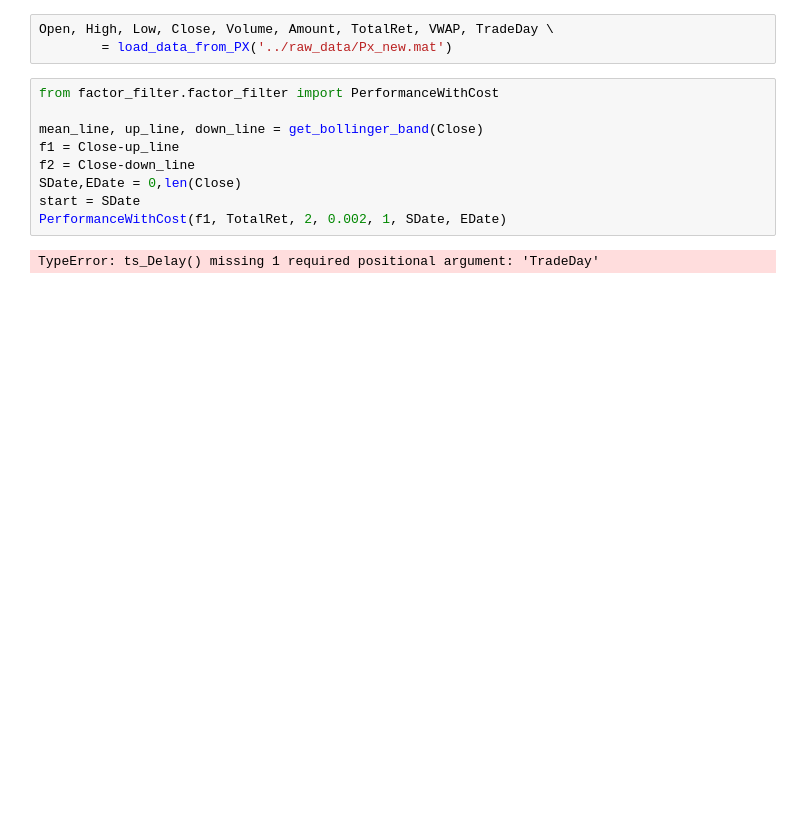
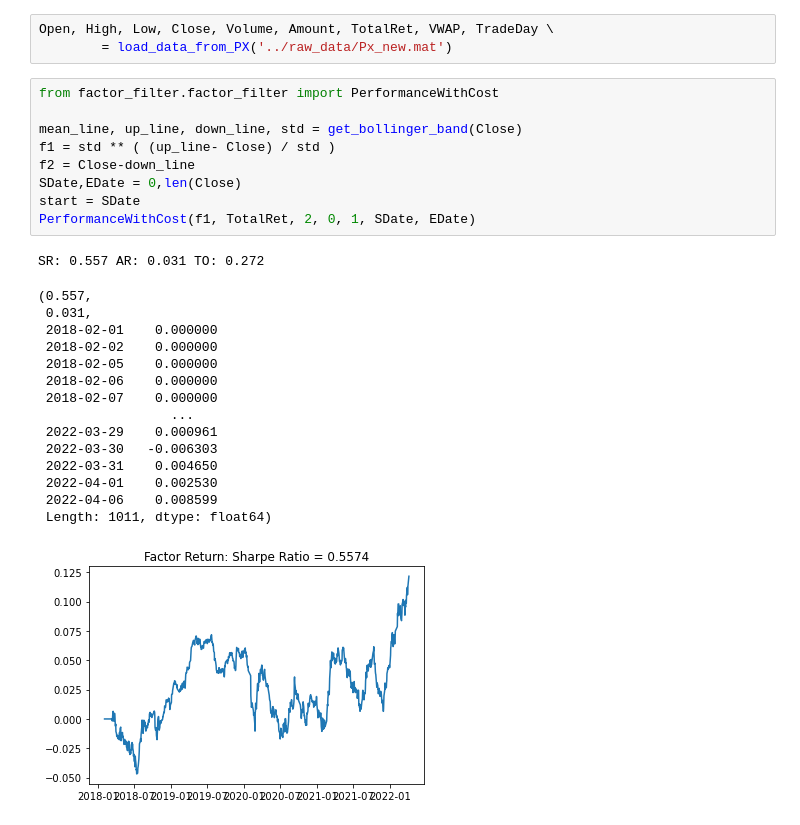
Before and after one commit to yan811/quant, a Jupyter notebook: factor_gen/factor105.ipynb, the cells around one changed output. Cells and saved outputs as stored; diff of their text form; blank space fills up the shorter version.

```diff
--- a/factor_gen/factor105.ipynb
+++ b/factor_gen/factor105.ipynb
@@ -137,11 +153,26 @@ Open, High, Low, Close, Volume, Amount, TotalRet, VWAP, TradeDay \
 # %%
 from factor_filter.factor_filter import PerformanceWithCost
 
-mean_line, up_line, down_line = get_bollinger_band(Close)
-f1 = Close-up_line
+mean_line, up_line, down_line, std = get_bollinger_band(Close)
+f1 = std ** ( (up_line- Close) / std )
 f2 = Close-down_line
 SDate,EDate = 0,len(Close)
 start = SDate
-PerformanceWithCost(f1, TotalRet, 2, 0.002, 1, SDate, EDate)
+PerformanceWithCost(f1, TotalRet, 2, 0, 1, SDate, EDate)
 # %% [output]
-TypeError: ts_Delay() missing 1 required positional argument: 'TradeDay'
+SR: 0.557 AR: 0.031 TO: 0.272
+(0.557,
+ 0.031,
+ 2018-02-01    0.000000
+ 2018-02-02    0.000000
+ 2018-02-05    0.000000
+ 2018-02-06    0.000000
+ 2018-02-07    0.000000
+                 ...
+ 2022-03-29    0.000961
+ 2022-03-30   -0.006303
+ 2022-03-31    0.004650
+ 2022-04-01    0.002530
+ 2022-04-06    0.008599
+ Length: 1011, dtype: float64)
+[figure, added]
```
Also changed, not shown: parts of 16 cells of this notebook, 8 other files.
